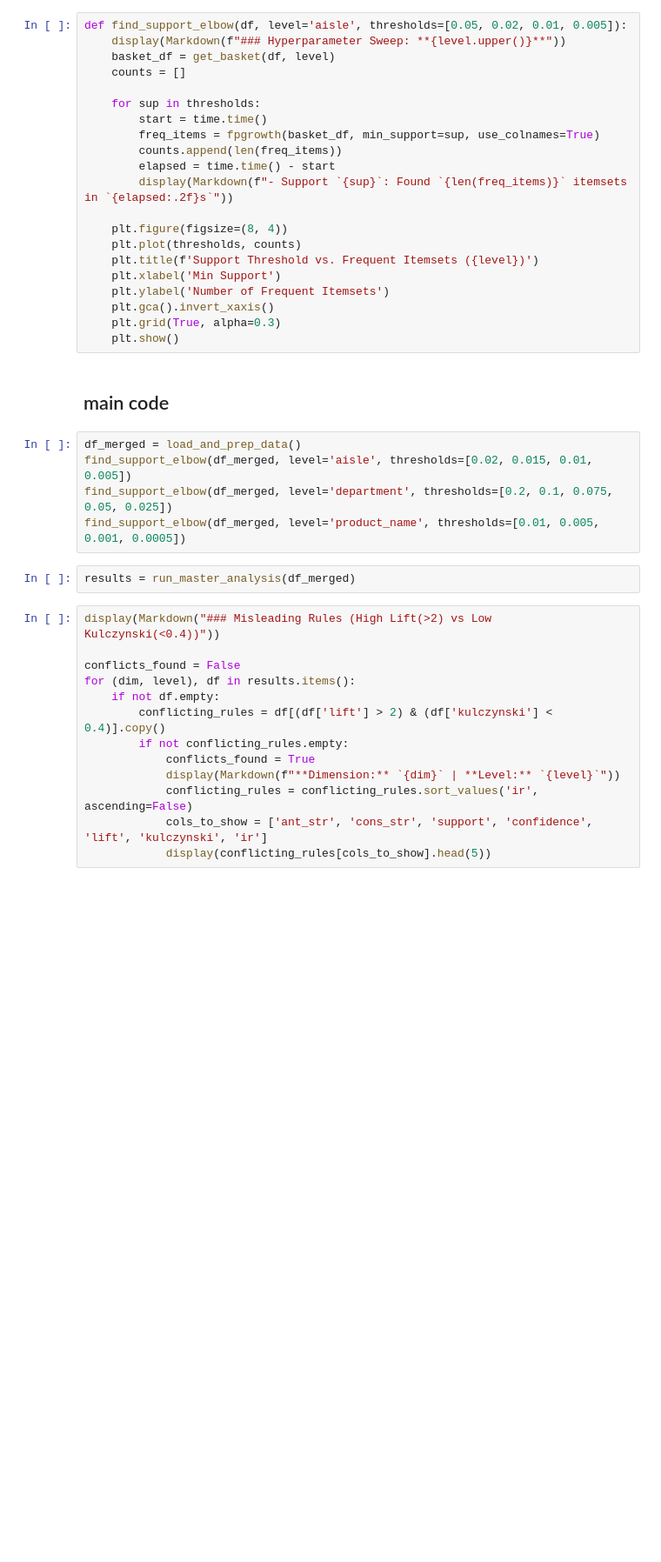
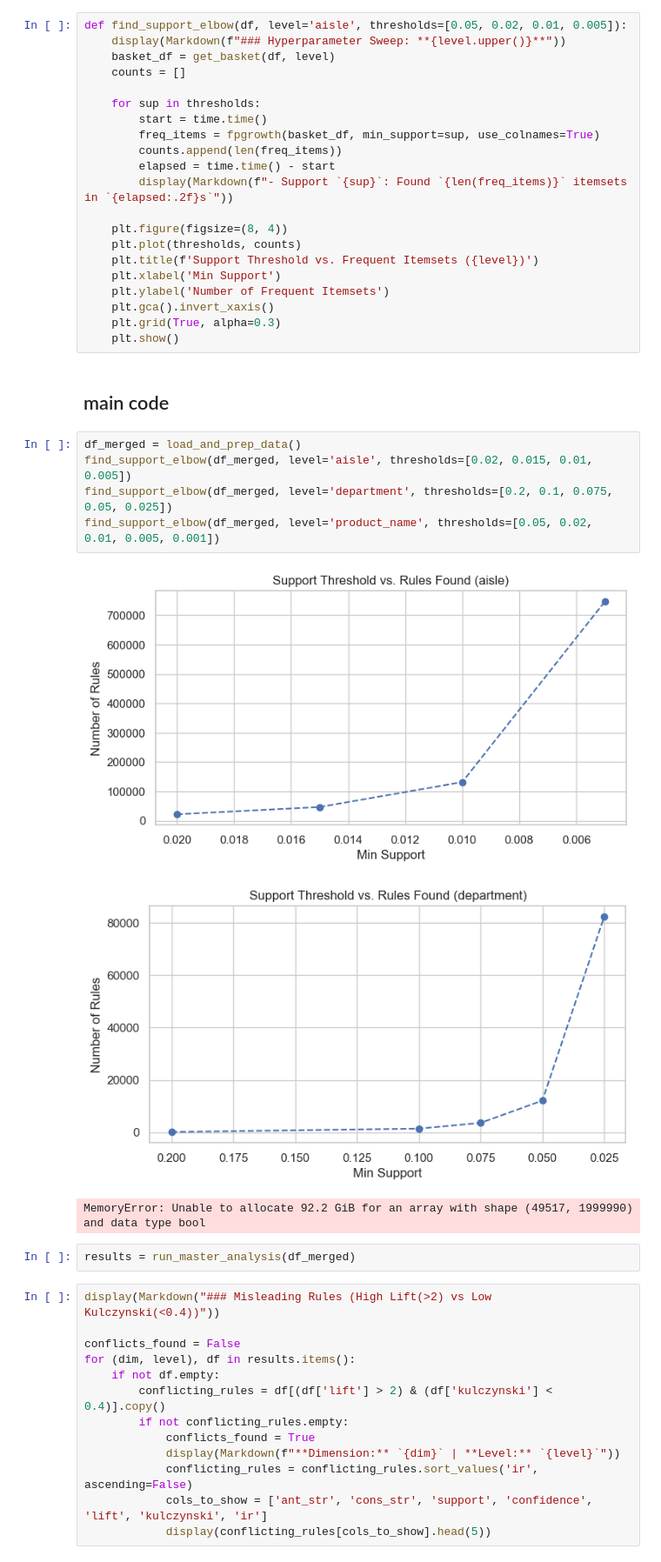
Before and after one commit to bunveren/YAP476, a Jupyter notebook: instacart_pipelined.ipynb, the cells around one changed output. Shown at 87% size. Drawn from its saved outputs; the diff is of its cells as text; blank space fills up the shorter version.

Commit message:
hp trials going not so well at prod level

```diff
--- a/instacart_pipelined.ipynb
+++ b/instacart_pipelined.ipynb
@@ -361,8 +361,12 @@ def find_support_elbow(df, level='aisle', thresholds=[0.05, 0.02, 0.01, 0.005]):
 # %%
 df_merged = load_and_prep_data()
 find_support_elbow(df_merged, level='aisle', thresholds=[0.02, 0.015, 0.01, 0.005])
 find_support_elbow(df_merged, level='department', thresholds=[0.2, 0.1, 0.075, 0.05, 0.025])
-find_support_elbow(df_merged, level='product_name', thresholds=[0.01, 0.005, 0.001, 0.0005])
+find_support_elbow(df_merged, level='product_name', thresholds=[0.05, 0.02, 0.01, 0.005, 0.001])
+# %% [output]
+[figure, added]
+[figure, added]
+MemoryError: Unable to allocate 92.2 GiB for an array with shape (49517, 1999990) and data type bool
 # %%
 results = run_master_analysis(df_merged)
 # %%
```
